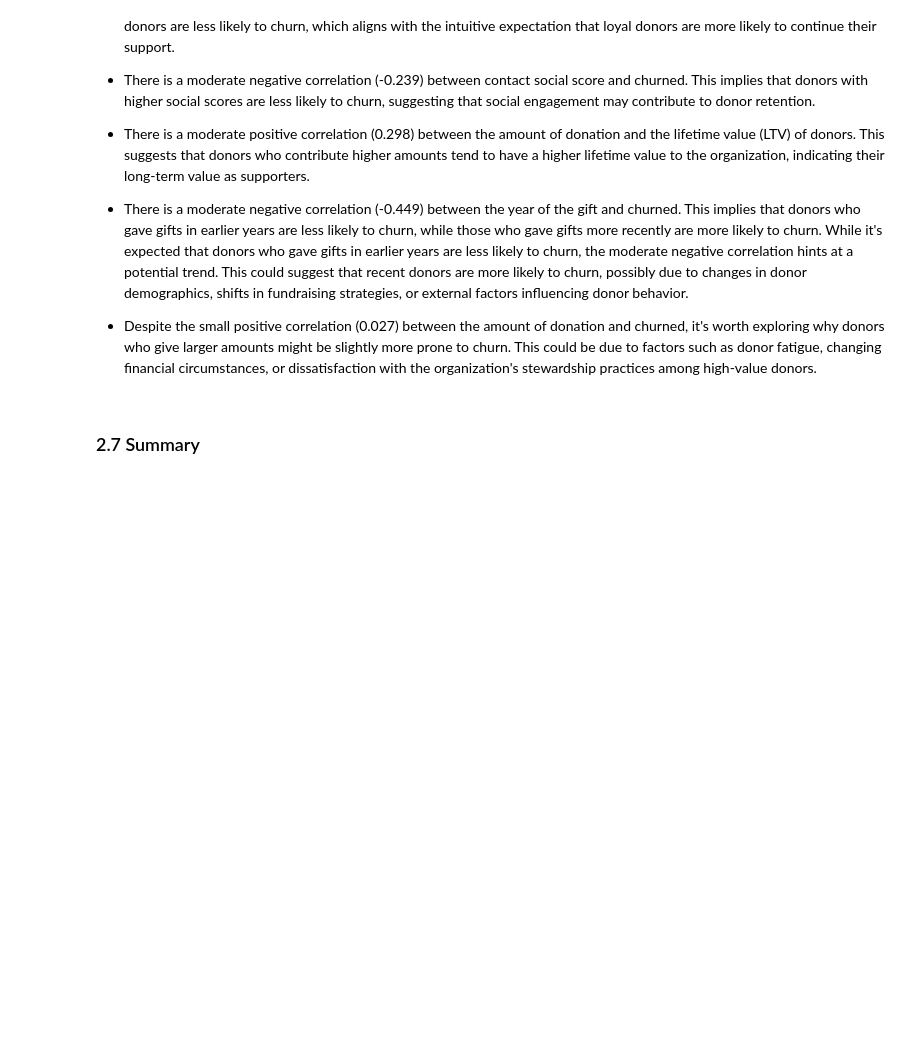
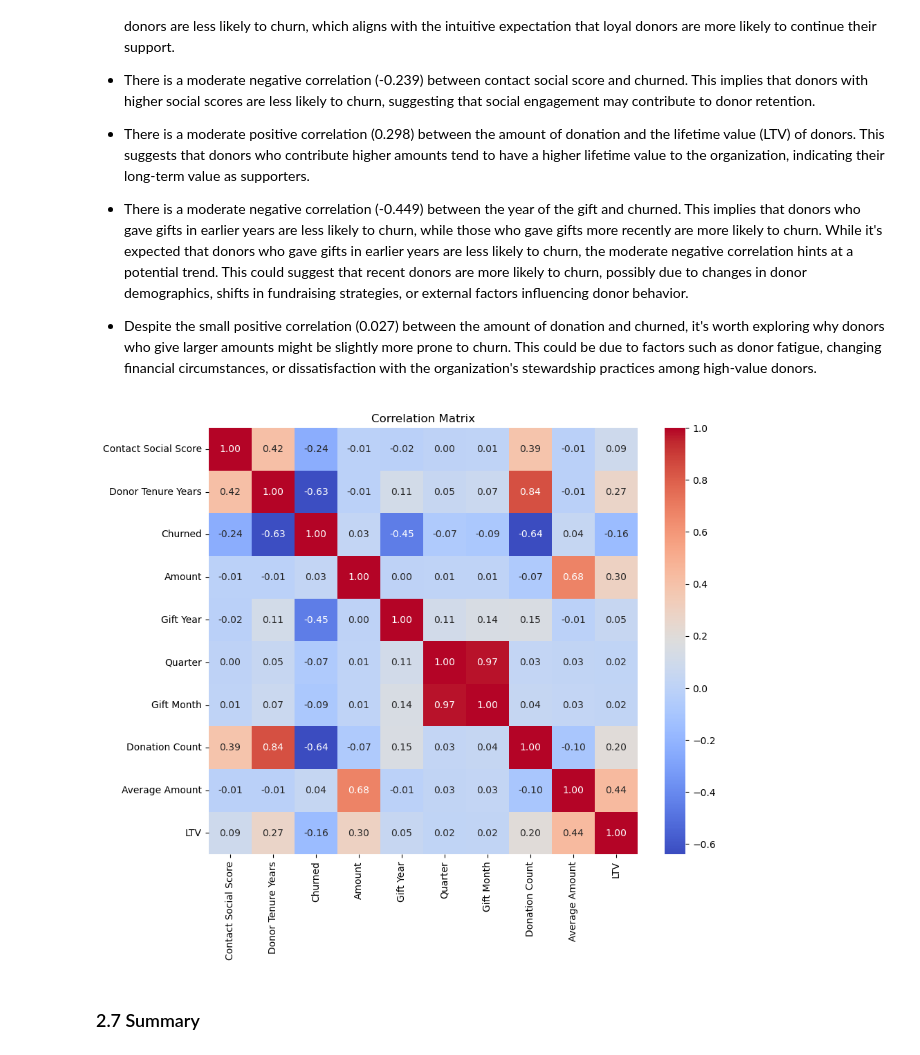
Before and after one commit to OCD0505/Springboard-Capstone-Three, a Jupyter notebook: notebooks/2.0-faa-exploratory-data-analysis-cap3.ipynb, the cells around one changed output. Cells and saved outputs as stored; diff of their text form; code cells hidden in the pictures; blank space fills up the shorter version.

```diff
--- a/notebooks/2.0-faa-exploratory-data-analysis-cap3.ipynb
+++ b/notebooks/2.0-faa-exploratory-data-analysis-cap3.ipynb
@@ -867,6 +867,47 @@ Quarter               0.019306            0.050753   0.109160  1.000000
 - There is a moderate negative correlation (-0.449) between the year of the gift and churned. This implies that donors who gave gifts in earlier years are less likely to churn, while those who gave gifts more recently are more likely to churn. While it's expected that donors who gave gifts in earlier years are less likely to churn, the moderate negative correlation hints at a potential trend. This could suggest that recent donors are more likely to churn, possibly due to changes in donor demographics, shifts in fundraising strategies, or external factors influencing donor behavior.
 
 - Despite the small positive correlation (0.027) between the amount of donation and churned, it's worth exploring why donors who give larger amounts might be slightly more prone to churn. This could be due to factors such as donor fatigue, changing financial circumstances, or dissatisfaction with the organization's stewardship practices among high-value donors.
+# %%
+# Adding a donation count and average donation amount column
+
+donation_count = DonationData.groupby('Contact Id').size()
+donation_count_df = donation_count.reset_index(name='Donation Count')
+average_donation_amount = DonationData.groupby('Contact Id').agg({'Amount':'mean'})
+average_donation_amount_df = average_donation_amount.reset_index()
+average_donation_amount_df.rename(columns={'Amount':'Average Amount'}, inplace=True)
+
+# Making a deep copy to keep DonationData intact
+df = DonationData.copy(deep=True)
+DonationData_V02 = pd.merge(df, donation_count_df, on='Contact Id', how='left')
+DonationData_V02 = pd.merge(DonationData_V02, average_donation_amount_df, on='Contact Id', how='left')
+# %%
+# adding a column for gift month
+
+DonationData_V02['Gift Month'] = DonationData_V02['Gift Date'].dt.month
+
+# Reorder columns to be more intuitive - closer to CRM formatting
+column_order = [
+    'Contact Id', 'Contact Type', 'Contact Tags', 'Contact Primary Full Address',
+    'Contact Primary Address City', 'Contact Primary Address State','Contact Social Score',
+    'Donor Tenure Years',
+    'Churned', 'Gift Date', 'Amount', 'Gift Type', 'Notes', 'Segment Name', 'Campaign Name',
+    'Gift Year', 'Quarter','Gift Month', 'Donation Count', 'Average Amount','LTV',
+    'First Gift Date', 'Gift Date_last'
+]
+
+# Reorder DataFrame columns
+DonationData_V02 = DonationData_V02[column_order]
+# %%
+# Calculate the correlation matrix
+correlation_matrix_V02 = DonationData_V02.drop(columns='Contact Id').corr()
+
+# Visualize the correlation matrix using a heatmap
+plt.figure(figsize=(10, 8))
+sns.heatmap(correlation_matrix_V02, annot=True, cmap='coolwarm', fmt=".2f")
+plt.title('Correlation Matrix')
+plt.show()
+# %% [output]
+[figure, added]
 # %% [markdown]
 ### 2.7 Summary <a id='2.7_Summary'></a>
 # %% [markdown]
```
Also changed, not shown: parts of 1 cell of this notebook.
